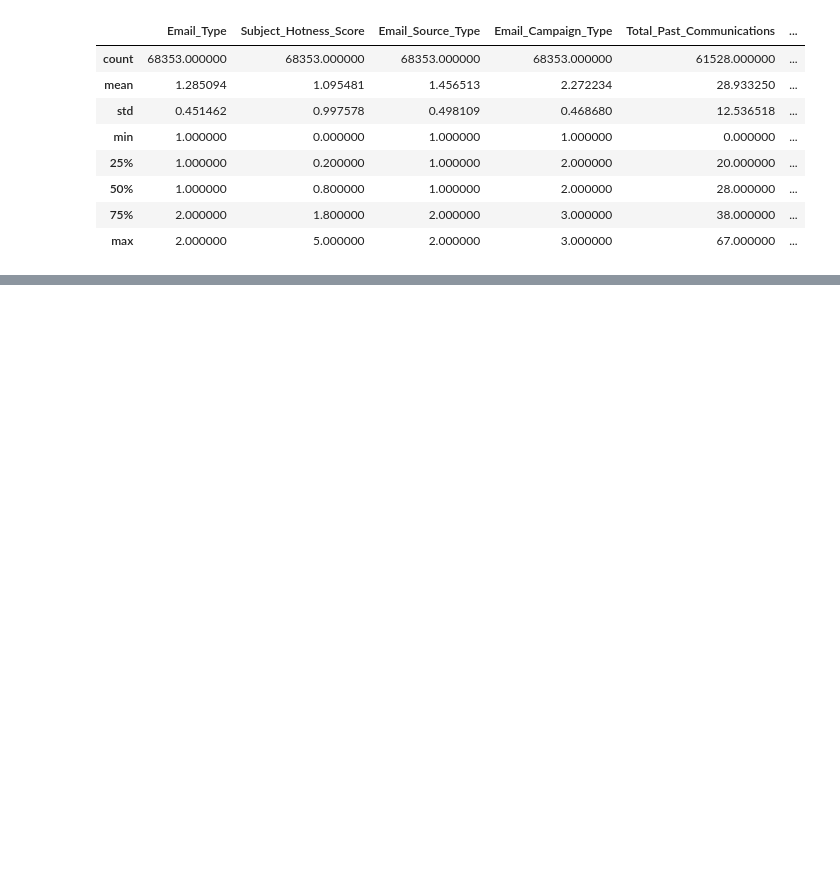
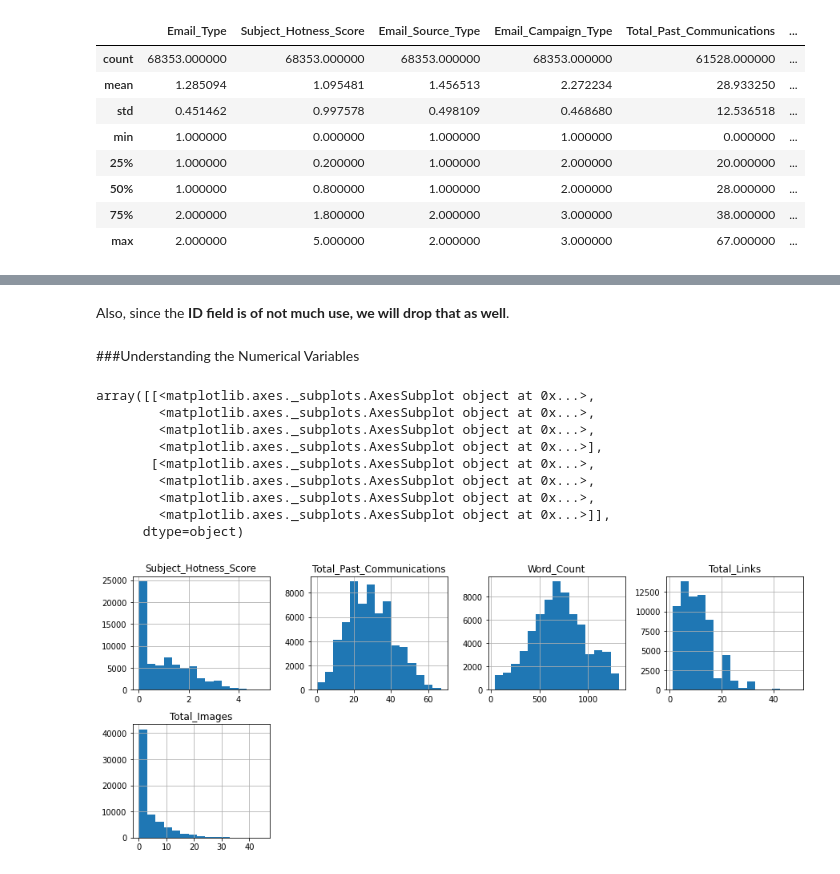
Before and after one commit to rohanroney/Email-Campaign-Effectiveness-Prediction, a Jupyter notebook: Rohan_Roney_Capstone_Project_Email_Campaign_Effectiveness_Prediction.ipynb, the cells around one changed output, grey strips where cells are left out. Drawn from its saved outputs; the diff is of its cells as text; code cells hidden in the pictures; blank space fills up the shorter version.

```diff
--- a/Rohan_Roney_Capstone_Project_Email_Campaign_Effectiveness_Prediction.ipynb
+++ b/Rohan_Roney_Capstone_Project_Email_Campaign_Effectiveness_Prediction.ipynb
@@ -68,0 +115,25 @@ df.describe()
+# %%
+## Dropping the locations column
+df.drop(['Customer_Location'], axis='columns', inplace=True)
+# %% [markdown]
+Also, since the <b>ID field is of not much use, we will drop that as well</b>.
+# %%
+df.drop(['Email_ID'], axis='columns', inplace=True)
+# %% [markdown]
+###Understanding the Numerical Variables
+# %%
+# Storing all the numeric features
+numerical_variables = ["Subject_Hotness_Score","Total_Past_Communications","Word_Count","Total_Links","Total_Images"]
+# %%
+df[numerical_variables].hist(bins=15, figsize=(15, 6), layout=(2, 4))
+# %% [output]
+array([[<matplotlib.axes._subplots.AxesSubplot object at 0x...>,
+        <matplotlib.axes._subplots.AxesSubplot object at 0x...>,
+        <matplotlib.axes._subplots.AxesSubplot object at 0x...>,
+        <matplotlib.axes._subplots.AxesSubplot object at 0x...>],
+       [<matplotlib.axes._subplots.AxesSubplot object at 0x...>,
+        <matplotlib.axes._subplots.AxesSubplot object at 0x...>,
+        <matplotlib.axes._subplots.AxesSubplot object at 0x...>,
+        <matplotlib.axes._subplots.AxesSubplot object at 0x...>]],
+      dtype=object)
+[figure, added]
```
Also changed, not shown: parts of 59 cells of this notebook.
